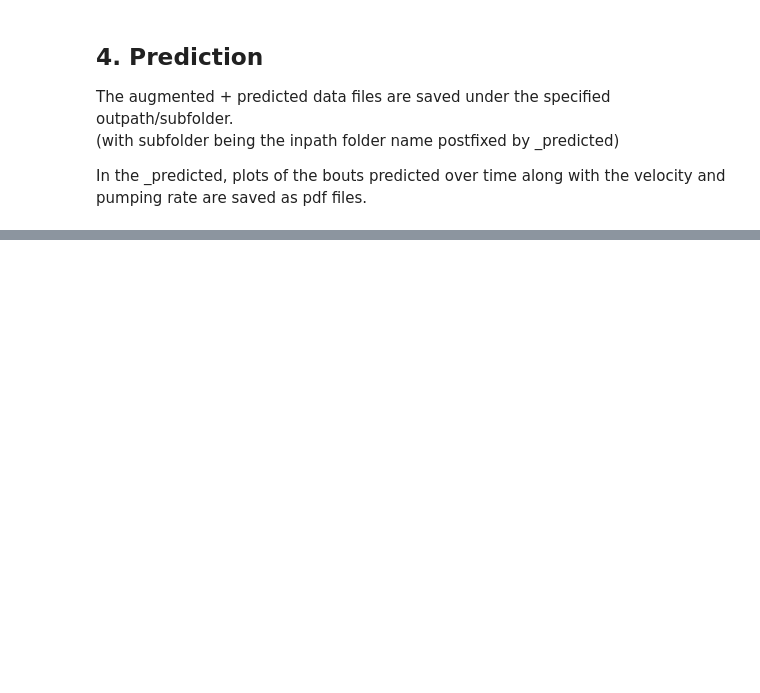
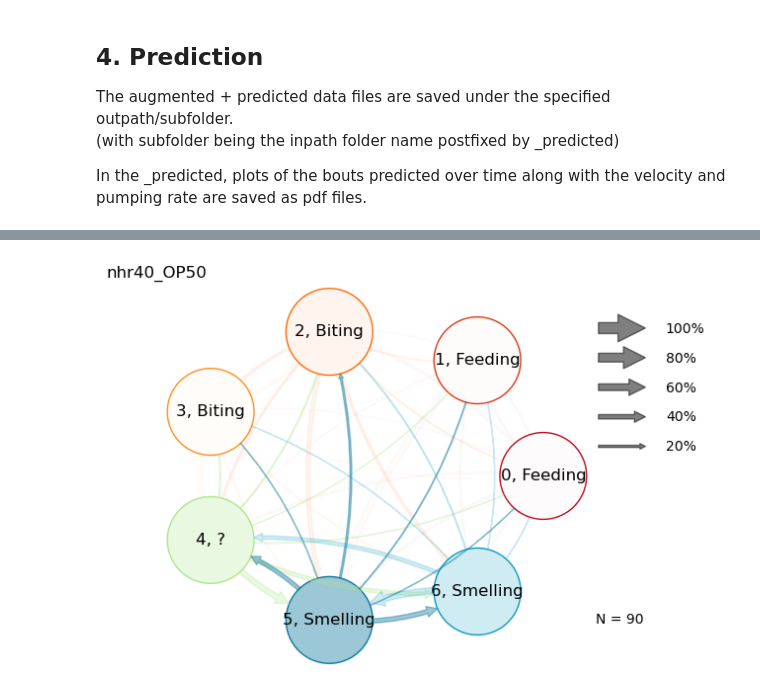
Before and after one commit to scholz-lab/PpaPred, a Jupyter notebook: FeedingPrediction.ipynb, the cells around one changed output, grey strips where cells are left out. Cells and saved outputs as stored; diff of their text form; code cells hidden in the pictures; blank space fills up the shorter version.

Commit message:
More stable, read, analyse, write files seperatly. Option to only handle files that have not yet been analysed. Changed transition plot, transpearency shows amount of frames.

```diff
--- a/FeedingPrediction.ipynb
+++ b/FeedingPrediction.ipynb
@@ -72,5 +85,5 @@ In the following section, additional features are calculated.<br>
 The engineerd data files are saved under the specified outpath/subfolder.<br>
 (with subfolder being the inpath folder name postfixed by _engine)
 # %%
-in_engine = FeatureEngine.run(inpath, outpath, logger)
+XYs, CLines  = FeatureEngine.run(inpath, out_engine, logger, return_XYCLine =True)
 # %% [output]
@@ -83,6 +186,7 @@ We are going to flip those back:
 ## 2. Load Model and Augmentation
 Here only the model- and augmentation-files are loaded
 # %%
-model = joblib.load(model_path)
+import pickle
+model = joblib.load(open(model_path, 'rb'))
 augsel = joblib.load(ASpath)
 imp = SimpleImputer(missing_values=np.nan, strategy='mean')
@@ -252,0 +387,8 @@ for y_ps, d, fn in zip(y_pred_smooth, data, in_engine):
+# %%
+loc = {}
+for fn in os.listdir(out_predicted):
+    if "predicted.json" in fn:
+        loc[fn]= os.path.join(out_predicted, fn)
+
+data_batch = load_tolist(loc, droplabelcol=False)
+data_batch_concat = pd.concat([d for d in data_batch], axis=0)
@@ -252,0 +417,4 @@ for y_ps, d, fn in zip(y_pred_smooth, data, in_engine):
+# %%
+y_ps = data_batch_concat['prediction']
+y_batch = [d['prediction'] for d in data_batch]
+fn = out_predicted+'_batch'
@@ -252,0 +477,77 @@ for y_ps, d, fn in zip(y_pred_smooth, data, in_engine):
+# %%
+idx = pd.IndexSlice
+onoff, dur, transi = onoff_dict(y_batch, labels =np.unique(y_ps), return_duration=True, return_transitions=True)
+data_describe = data_batch_concat.groupby(y_ps).describe().T.loc[idx[:, ['mean','std','count']], :].sort_index(level=0).T
+dur_describe = pd.DataFrame(dur, columns=['duration']).groupby(transi).describe().T.loc[idx[:, ['mean','std','count']], :].sort_index(level=0).T
+summary = pd.concat([dur_describe, data_describe], axis=1)
+summary.index.name = 'cluster'
+summary = summary.T.reset_index(drop=True).set_index(summary.T.index.map('_'.join)).T
+summary = summary.set_index(summary.index.astype(int))
+summary.to_csv(os.path.join(out_predicted, os.path.basename(outpath)+'_batch_summary.csv'), index=False)
+
+
+for i,d in enumerate(data_batch):
+    frame = d['prediction']
+    trans_col_,fr_transition_ = crosstab(frame[1:], frame[:-1], levels=([k for k in cluster_label if k != -1],[k for k in cluster_label if k != -1]))
+    if i == 0:
+        fr_transition = fr_transition_
+        trans_col = trans_col_
+    if trans_col_ == trans_col:
+        fr_transition += fr_transition_
+    else:
+        print('WARNING')
+
+othersum_axis0 = fr_transition.sum(axis=0)-fr_transition.diagonal()
+transition_toother = fr_transition/othersum_axis0
+transition_self = fr_transition.diagonal()/(othersum_axis0+fr_transition.diagonal())
+np.fill_diagonal(transition_toother, 0)
+
+transition_all = transition_toother.copy()
+diag_idx = np.diag_indices(len(transition_toother))
+transition_all[diag_idx] = transition_self
+transition_all = pd.DataFrame(transition_all, columns = trans_col[1], index=trans_col[0])
+transition_all.to_csv(os.path.join(out_predicted, os.path.basename(outpath)+'_batch_transitions.csv'), index=False)
+
+A = np.around(transition_toother,2).T
+labels = dict(zip(range(len(trans_col[0])),trans_col[0]))
+G = nx.from_numpy_matrix(transition_toother.T, create_using=nx.DiGraph)
+
+# Set node labels to A, B, C, D, E
+#nx.set_node_attributes(G, {k: {'label': clu_group_label[k]} for k in clu_group_label.keys()})
+#nx.set_edge_attributes(G, {(e[0], e[1]): {'label': e[2]['weight']} for e in G.edges(data=True)})
+weights = nx.get_edge_attributes(G,'weight').values()
+arr_out = [e[0] for e in G.edges(data=True)]
+
+fig, ax = plt.subplots(1, figsize=(8,5))
+
+fig_w = fig.get_size_inches()[0]
+arrowsize = [w*fig_w*5 for w in weights]
+labels = dict(zip(range(len(G)),  [clu_group_label[k] for k in cluster_label if k != -1]))
+label_collection = nx.draw_networkx_labels(G, pos=nx.circular_layout(G), ax=ax, labels=labels)
+cluster_alpha = ((summary['duration_mean']*summary['duration_count'])/len(y_ps)).reindex([k for k in cluster_label if k != -1]).fillna(0)
+color_map = [cluster_color[k] for k in cluster_color if k != -1]
+edge_color = [cluster_color[c] for c in arr_out]
+edge_alpha = [cluster_alpha[c] for c in arr_out]
+node_collection = nx.draw_networkx_nodes(G, pos=nx.circular_layout(G), ax=ax, node_color = color_map, node_size= 4000, margins=0.1,
+                                         alpha= cluster_alpha,
+                                         edgecolors=color_map)
+edge_collection = nx.draw_networkx_edges(G, pos=nx.circular_layout(G), ax=ax,
+                                         arrowsize =arrowsize, connectionstyle="arc3,rad=0.15", arrowstyle="simple",
+                                         alpha=edge_alpha, label=list(weights), node_size=4000, edge_color=edge_color)
+for ed in edge_collection:
+    ed.set_zorder(20)
+#edge_label_col =  nx. draw_networkx_edge_labels(G, pos=nx.circular_layout(G), ax=ax, edge_labels= {(e[0], e[1]):e[2]['weight'] for e in G.edges(data=True)}, label_pos=0.4)
+
+#fig, ax = plt.subplots(1, figsize=(7,5))
+for arr_s in np.linspace(0.2,1,5):
+    arrow = FancyArrowPatch((1.3, arr_s), (1.6, arr_s), mutation_scale=arr_s*fig_w*5, label = arr_s, color='k', alpha=0.5)
+    ax.text(1.7, arr_s-0.03, f"{int(arr_s*100)}%")
+    ax.add_patch(arrow)
+ax.text(1.3, -1, f"N = {len(data_batch)}")
+ax.set_xlim(-1.5,2)
+ax.axis('off')
+ax.set_title(os.path.basename(outpath), loc='left')
+plt.savefig(os.path.join(out_predicted, os.path.basename(outpath)+'_batch_transitions.pdf'))
+plt.show()
+# %% [output]
+[figure, added]
```
Also changed, not shown: parts of 15 cells of this notebook, 7 other files.
